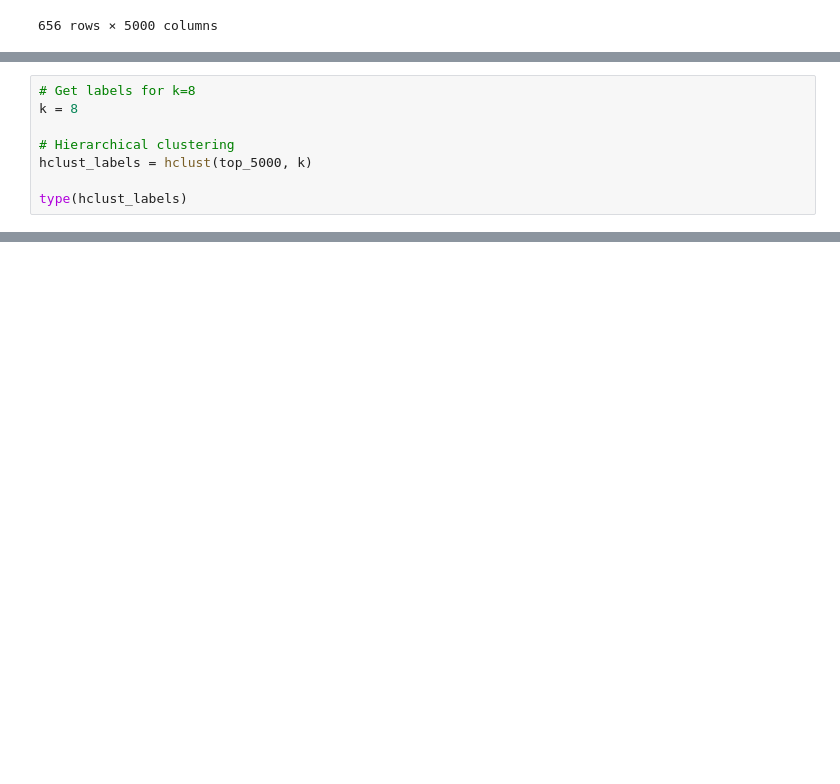
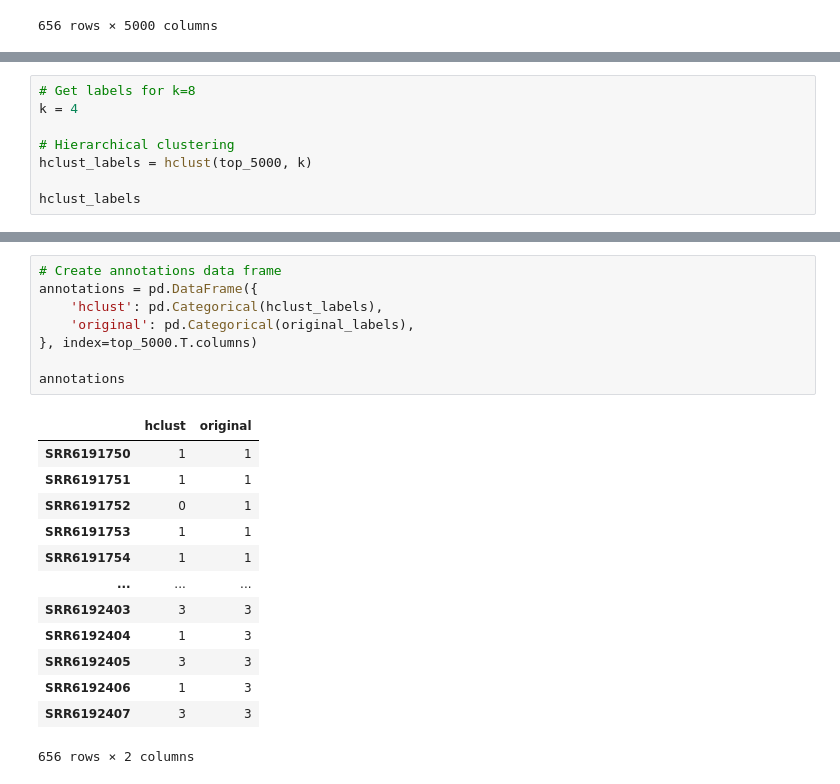
Before and after one commit to nsardinia/4144_Bioinformatics_Project, a Jupyter notebook: src/heatmap.ipynb, the cells around one changed output, grey strips where cells are left out. Cells and saved outputs as stored; diff of their text form; blank space fills up the shorter version.

```diff
--- a/src/heatmap.ipynb
+++ b/src/heatmap.ipynb
@@ -61,9 +87,9 @@ ValueError: maximum supported dimension for an ndarray is 32, found 656
 # %%
 # Get labels for k=8
-k = 8
+k = 4
 
 # Hierarchical clustering
 hclust_labels = hclust(top_5000, k)
 
-type(hclust_labels)
+hclust_labels
 # %% [output]
@@ -70,0 +113,22 @@ numpy.ndarray
+# %%
+# Create annotations data frame
+annotations = pd.DataFrame({
+    'hclust': pd.Categorical(hclust_labels),
+    'original': pd.Categorical(original_labels),
+}, index=top_5000.T.columns)
+
+annotations
+# %% [output]
+|  | hclust | original |
+| SRR6191750 | 1 | 1 |
+| SRR6191751 | 1 | 1 |
+| SRR6191752 | 0 | 1 |
+| SRR6191753 | 1 | 1 |
+| SRR6191754 | 1 | 1 |
+| ... | ... | ... |
+| SRR6192403 | 3 | 3 |
+| SRR6192404 | 1 | 3 |
+| SRR6192405 | 3 | 3 |
+| SRR6192406 | 1 | 3 |
+| SRR6192407 | 3 | 3 |
+656 rows × 2 columns
```
Also changed, not shown: parts of 6 cells of this notebook.
